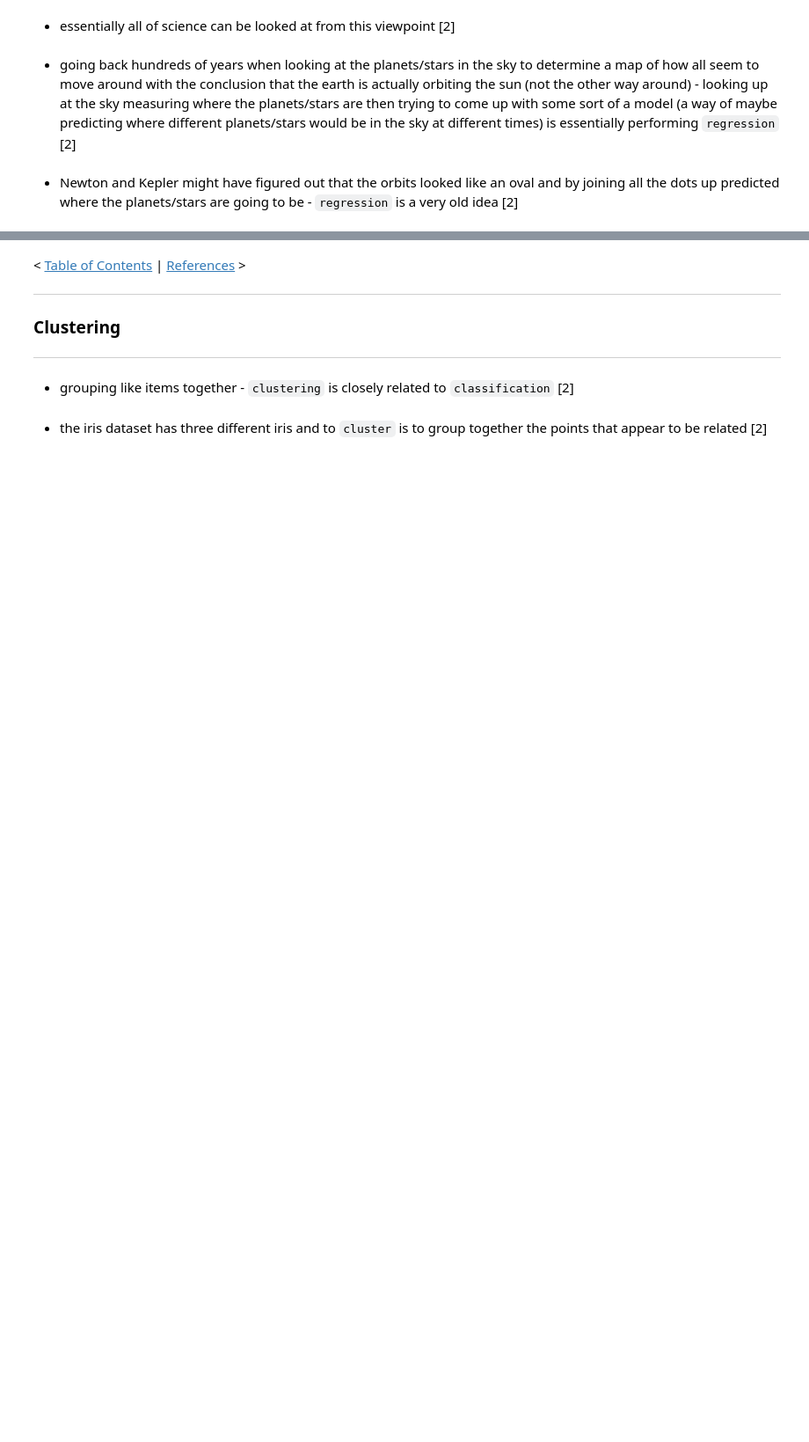
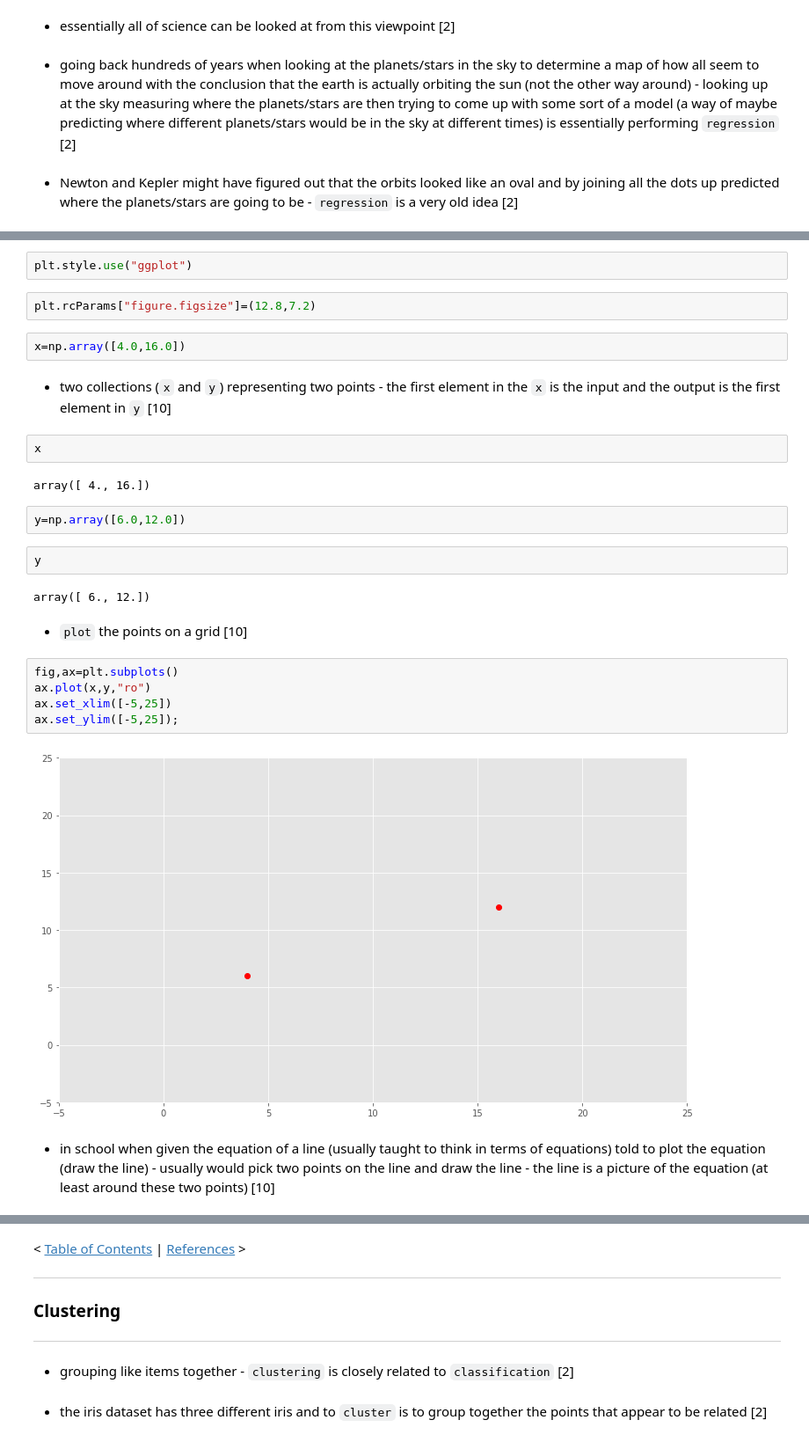
Before and after one commit to SeanOhAileasa/mls-scikit-learn-scipy-stats, a Jupyter notebook: scikit-learn.ipynb, the cells around one changed output, grey strips where cells are left out. Shown: that part at 88% size. Saved outputs shown, nothing was run; the diff lists cells and outputs as text; blank space fills up the shorter version.

```diff
--- a/scikit-learn.ipynb
+++ b/scikit-learn.ipynb
@@ -945,0 +959,29 @@ exit()
+# %%
+plt.style.use("ggplot")
+# %%
+plt.rcParams["figure.figsize"]=(12.8,7.2)
+# %%
+x=np.array([4.0,16.0])
+# %% [markdown]
+- two collections (``x`` and ``y``) representing two points - the first element in the ``x`` is the input and the output is the first element in ``y`` [10]
+# %%
+x
+# %% [output]
+array([ 4., 16.])
+# %%
+y=np.array([6.0,12.0])
+# %%
+y
+# %% [output]
+array([ 6., 12.])
+# %% [markdown]
+- ``plot`` the points on a grid [10]
+# %%
+fig,ax=plt.subplots()
+ax.plot(x,y,"ro")
+ax.set_xlim([-5,25])
+ax.set_ylim([-5,25]);
+# %% [output]
+[figure, added]
+# %% [markdown]
+- in school when given the equation of a line (usually taught to think in terms of equations) told to plot the equation (draw the line) - usually would pick two points on the line and draw the line - the line is a picture of the equation (at least around these two points) [10]
```
Also changed, not shown: parts of 22 cells of this notebook.
